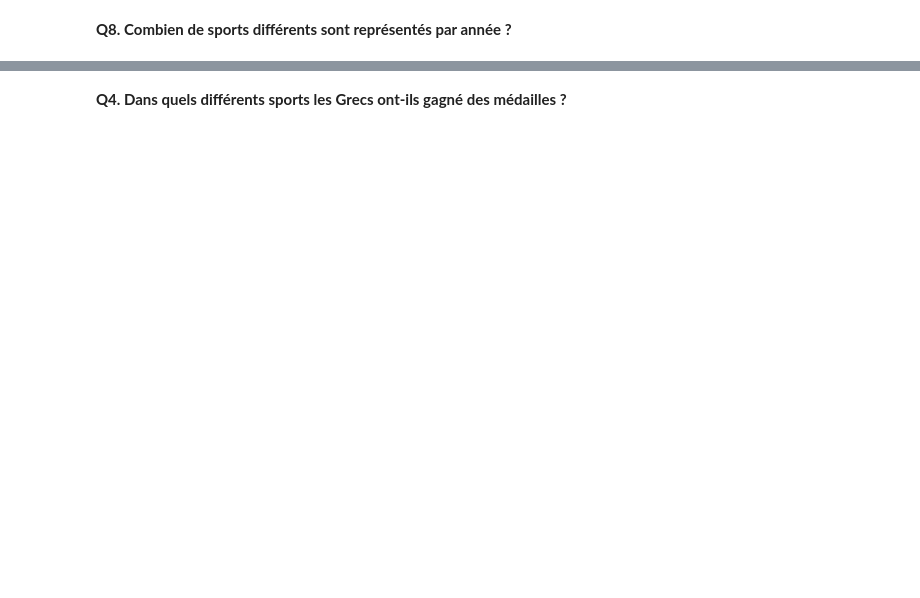
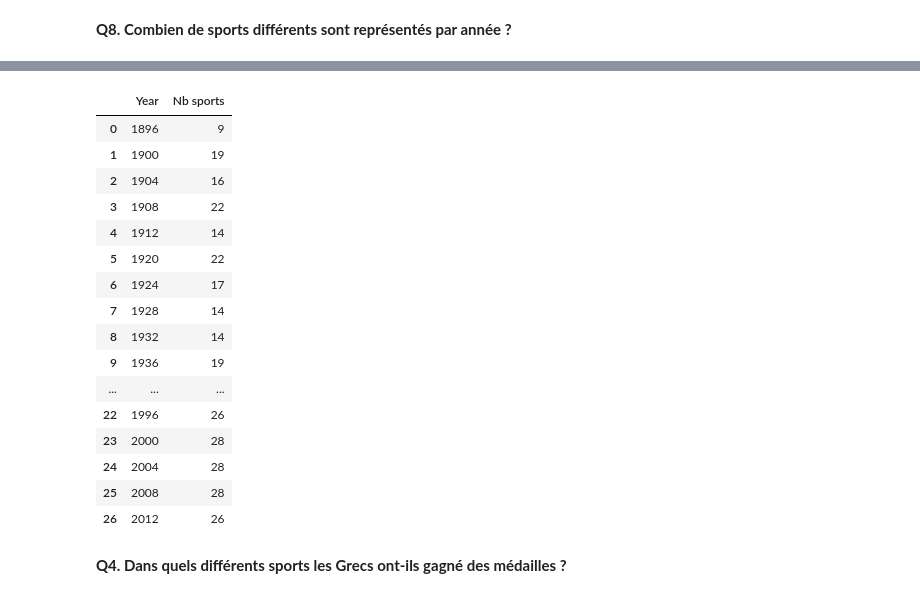
Before and after one commit to yoannlv/jeux-olympiques, a Jupyter notebook: p3-exploration-sql.ipynb, the cells around one changed output, grey strips where cells are left out. Cells and saved outputs as stored; diff of their text form; code cells hidden in the pictures; blank space fills up the shorter version.

```diff
--- a/p3-exploration-sql.ipynb
+++ b/p3-exploration-sql.ipynb
@@ -305,2 +412,29 @@ GROUP BY Year
+# %%
+query_8 = """SELECT Year, count(DISTINCT Sport) AS "Nb sports"
+
+FROM summer
+
+GROUP BY Year"""
+
+results8 = pd.read_sql_query(query_8, conn)
+results8
+# %% [output]
+|  | Year | Nb sports |
+| 0 | 1896 | 9 |
+| 1 | 1900 | 19 |
+| 2 | 1904 | 16 |
+| 3 | 1908 | 22 |
+| 4 | 1912 | 14 |
+| 5 | 1920 | 22 |
+| 6 | 1924 | 17 |
+| 7 | 1928 | 14 |
+| 8 | 1932 | 14 |
+| 9 | 1936 | 19 |
+| ... | ... | ... |
+| 22 | 1996 | 26 |
+| 23 | 2000 | 28 |
+| 24 | 2004 | 28 |
+| 25 | 2008 | 28 |
+| 26 | 2012 | 26 |
 # %% [markdown]
 **Q4. Dans quels différents sports les Grecs ont-ils gagné des médailles ?**
```
Also changed, not shown: parts of 41 cells of this notebook, 1 other file.
